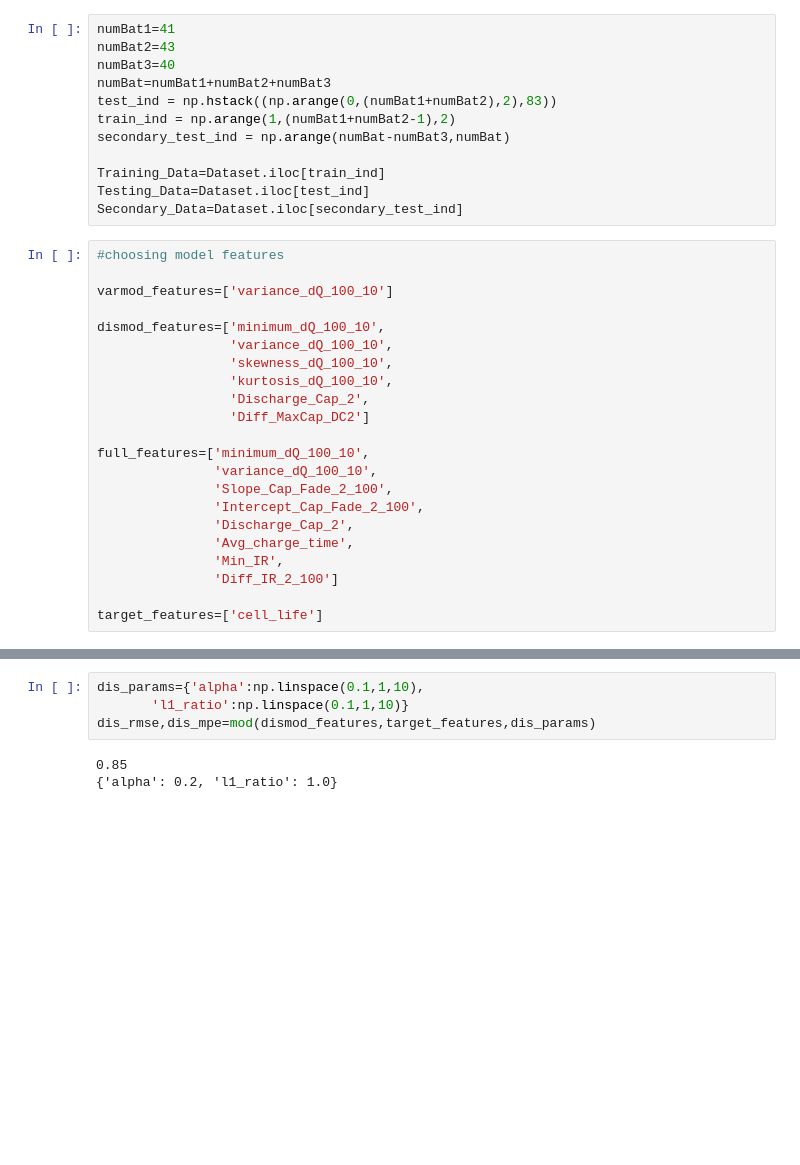
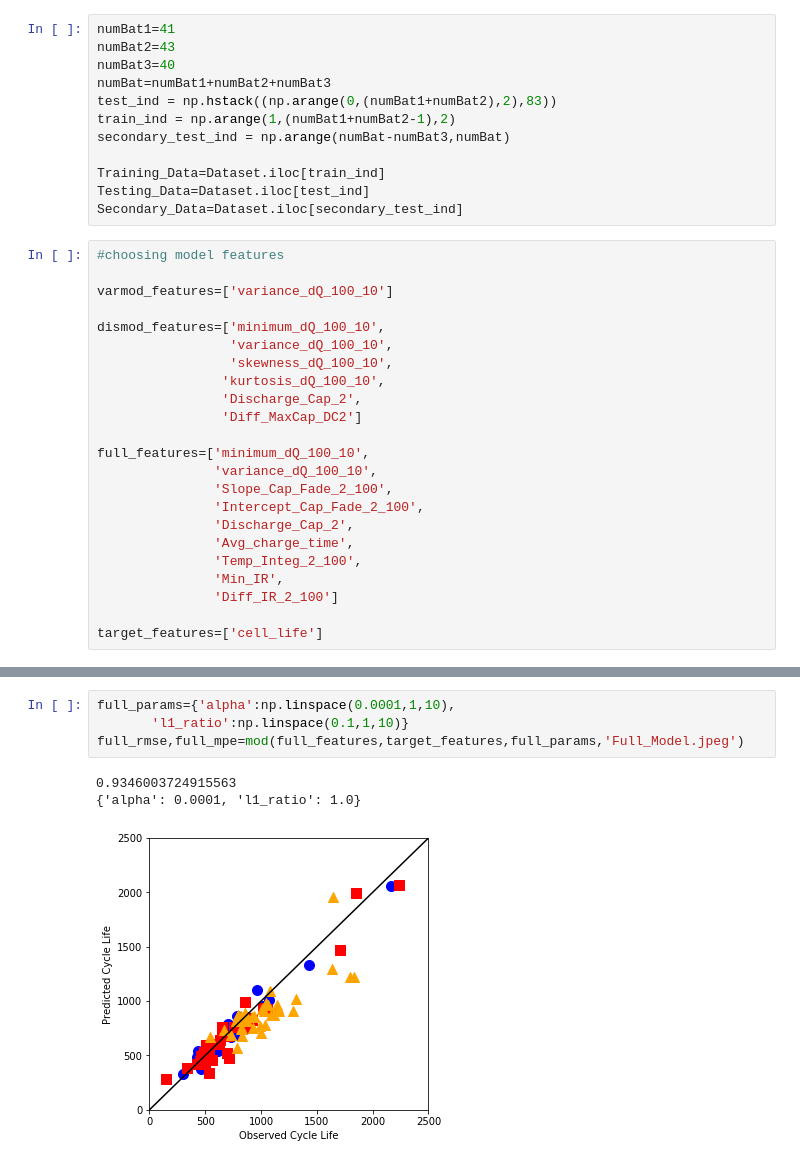
Before and after one commit to rochan17/Battery-Life-Prediction, a Jupyter notebook: Model.ipynb, the cells around one changed output, grey strips where cells are left out. Saved outputs shown, nothing was run; the diff lists cells and outputs as text; blank space fills up the shorter version.

```diff
--- a/Model.ipynb
+++ b/Model.ipynb
@@ -42,9 +46,9 @@ varmod_features=['variance_dQ_100_10']
 dismod_features=['minimum_dQ_100_10',
                  'variance_dQ_100_10',
                  'skewness_dQ_100_10',
-                 'kurtosis_dQ_100_10',
-                 'Discharge_Cap_2',
-                 'Diff_MaxCap_DC2']
+                'kurtosis_dQ_100_10',
+                'Discharge_Cap_2',
+                'Diff_MaxCap_DC2']
 
 full_features=['minimum_dQ_100_10',
                'variance_dQ_100_10',
@@ -52,6 +56,7 @@ full_features=['minimum_dQ_100_10',
                'Intercept_Cap_Fade_2_100',
                'Discharge_Cap_2',
                'Avg_charge_time',
+               'Temp_Integ_2_100',
                'Min_IR',
                'Diff_IR_2_100']
 
@@ -102,7 +133,8 @@ var_rmse,var_mpe=mod(varmod_features,target_features,var_params)
 # %%
-dis_params={'alpha':np.linspace(0.1,1,10),
+full_params={'alpha':np.linspace(0.0001,1,10),
        'l1_ratio':np.linspace(0.1,1,10)}
-dis_rmse,dis_mpe=mod(dismod_features,target_features,dis_params)
+full_rmse,full_mpe=mod(full_features,target_features,full_params,'Full_Model.jpeg')
 # %% [output]
-0.85
-{'alpha': 0.2, 'l1_ratio': 1.0}
+0.9346003724915563
+{'alpha': 0.0001, 'l1_ratio': 1.0}
+[figure, added]
```
Also changed, not shown: parts of 13 cells of this notebook, 2 other files.
